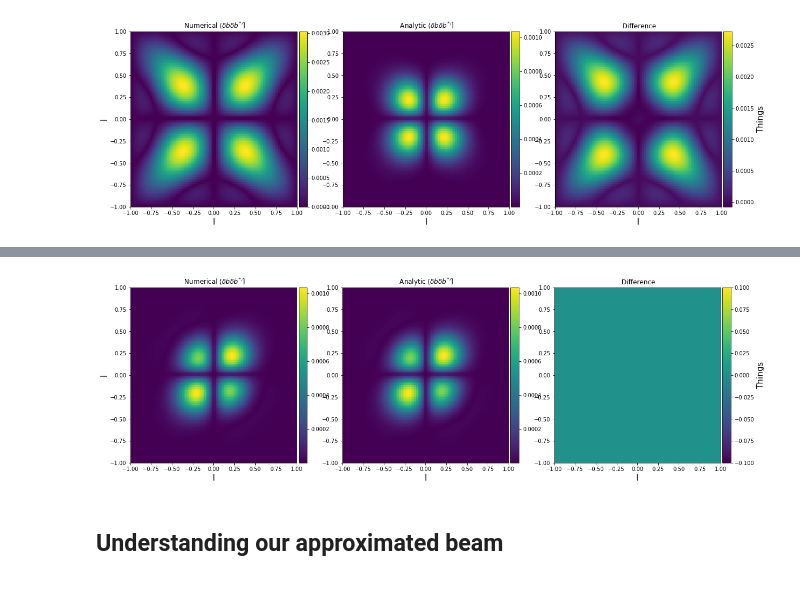
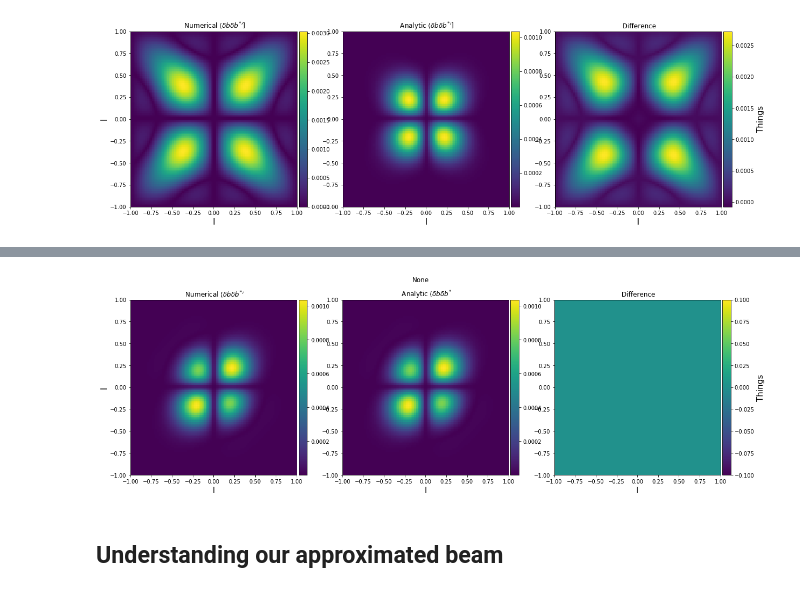
Before and after one commit to ronniyjoseph/Beam-Perturbations, a Jupyter notebook: Beam Covariance Re-do.ipynb, the cells around one changed output, grey strips where cells are left out. Drawn from its saved outputs; the diff is of its cells as text; code cells hidden in the pictures.

```diff
--- a/Beam Covariance Re-do.ipynb
+++ b/Beam Covariance Re-do.ipynb
@@ -359,7 +359,7 @@ calculate_covariance = True
 dx = 20
 dy = 10
 
-sky_param = ['point', 200, -0.10, 0.0]
+sky_param = ['random', 200, -0.10, 0.0]
 frequency_range = numpy.linspace(140, 160, 10)*1e6
 
 # create array
@@ -664,10 +668,11 @@ def n_averaged_gauss_beam_product(l1,l2, m1, m2, f1, f2, dx=1.1):
 
     return averaged_product
 
-def averaged_plotter(l, numerical, approximation, difference):
+def averaged_plotter(l, numerical, approximation, difference, figure_title = None):
     fontsize = 15
     %matplotlib inline
     figure = pyplot.figure(figsize = (20,6))
+    figure.suptitle(figure_title)
 
     numerical_axes = figure.add_subplot(131)
     approximate_axes = figure.add_subplot(132)
@@ -676,12 +681,12 @@ def averaged_plotter(l, numerical, approximation, difference):
     numerical_plot = numerical_axes.pcolor(l, l,numerical)
     numerical_axes.set_xlabel('l', fontsize = fontsize)
     numerical_axes.set_ylabel('l', fontsize = fontsize)
-    numerical_axes.set_title(r" Numerical $\langle \delta b \delta b^{*} ']$" )
+    numerical_axes.set_title(r" Numerical $\langle \delta b \delta b^{*}'$" )
     n_cax = colorbar(numerical_plot)
 
     approximate_plot = approximate_axes.pcolor(l, l, approximation)
     approximate_axes.set_xlabel('l', fontsize = fontsize)
-    approximate_axes.set_title(r" Analytic $\langle \delta b \delta b^{*} ']$"  )
+    approximate_axes.set_title(r" Analytic $\langle \delta b \delta b^{*} $"  )
     n2_cax = colorbar(approximate_plot)
 
     difference_plot = difference_axes.pcolor(l, l, difference)
@@ -719,7 +724,7 @@ l = numpy.linspace(-1,1,100)
 m1 = numpy.array([0])
 m2 = numpy.array([0])
 f1 = numpy.array([150e6])
-f2 = numpy.array([151e6])
+f2 = numpy.array([190e6])
 
 ll1, ll2 = numpy.meshgrid(l,l)
 
@@ -872,23 +898,23 @@ averaged_plotter(l, numerical, approximation, difference)
 # %%
 l = numpy.linspace(-1,1,100)
 m1 = numpy.array([0])
 m2 = numpy.array([0])
 f1 = numpy.array([150e6])
 f2 = numpy.array([151e6])
 f3 = numpy.array([190e6])
 
 ll1, ll2 = numpy.meshgrid(l, l)
 
-gauss_perturb_covariance1 = n_cov_gauss_beam_product(l, m1, f1, f2)[:l.shape[0],:l.shape[0]]
-gauss_perturb_covariance2 = n_cov_gauss_beam_product(l, m1, f1, f3)[:l.shape[0],:l.shape[0]]
+n_gauss_perturb_covariance1 = n_cov_gauss_beam_product(l, m1, f1, f2)[:l.shape[0],:l.shape[0]]
+n_gauss_perturb_covariance2 = n_cov_gauss_beam_product(l, m1, f1, f3)[:l.shape[0],:l.shape[0]]
 
-numerical = numpy.abs(gauss_perturb_covariance1)
-approximation = numpy.abs(gauss_perturb_covariance2)
+numerical = numpy.abs(n_gauss_perturb_covariance1)
+approximation = numpy.abs(numpy.conj(n_gauss_perturb_covariance2))
 difference = (numerical - approximation)
 
 averaged_plotter(l, numerical, approximation, difference)
 # %% [output]
-[figure, old version]
+[figure, new version]
 # %% [markdown]
 ## Understanding our approximated beam
 # %% [markdown]
```
Also changed, not shown: parts of 13 cells of this notebook.
